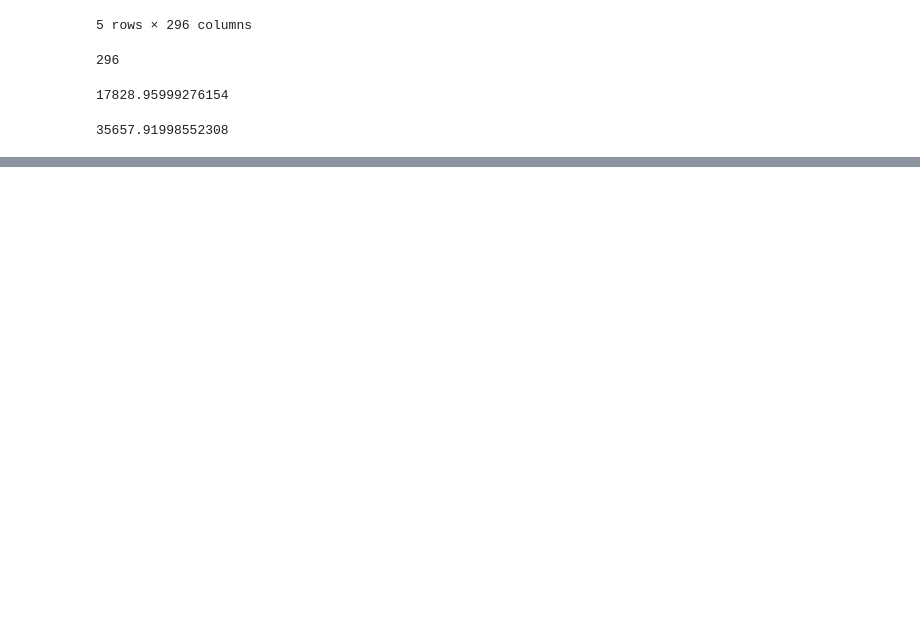
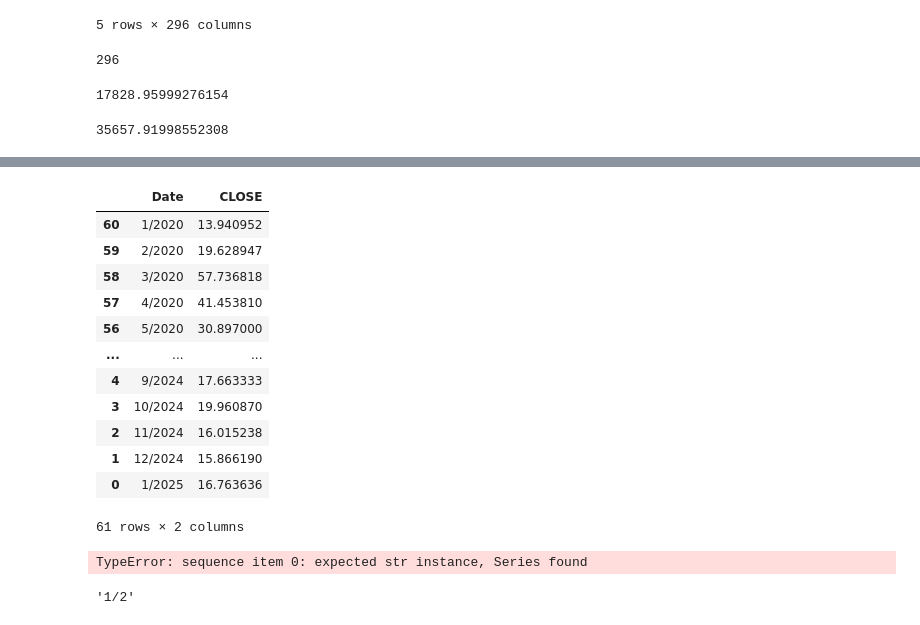
Before and after one commit to aizudeen11/cfm-nlp, a Jupyter notebook: webscrap.ipynb, the cells around one changed output, grey strips where cells are left out. Drawn from its saved outputs; the diff is of its cells as text; code cells hidden in the pictures; blank space fills up the shorter version.

```diff
--- a/webscrap.ipynb
+++ b/webscrap.ipynb
@@ -203,0 +229,16 @@ print(total)
+# %%
+df[['Date', 'CLOSE']].iloc[::-1][360:]
+# %% [output]
+|  | Date | CLOSE |
+| 60 | 1/2020 | 13.940952 |
+| 59 | 2/2020 | 19.628947 |
+| 58 | 3/2020 | 57.736818 |
+| 57 | 4/2020 | 41.453810 |
+| 56 | 5/2020 | 30.897000 |
+| ... | ... | ... |
+| 4 | 9/2024 | 17.663333 |
+| 3 | 10/2024 | 19.960870 |
+| 2 | 11/2024 | 16.015238 |
+| 1 | 12/2024 | 15.866190 |
+| 0 | 1/2025 | 16.763636 |
+61 rows × 2 columns
@@ -203,0 +247,9 @@ print(total)
+# %%
+df['Date'] = '/'.join([df['Month'],df['Year']])
+df
+# %% [output]
+TypeError: sequence item 0: expected str instance, Series found
+# %%
+'/'.join(['1','2'])
+# %% [output]
+'1/2'
```
Also changed, not shown: parts of 3 cells of this notebook, 2 other files.
